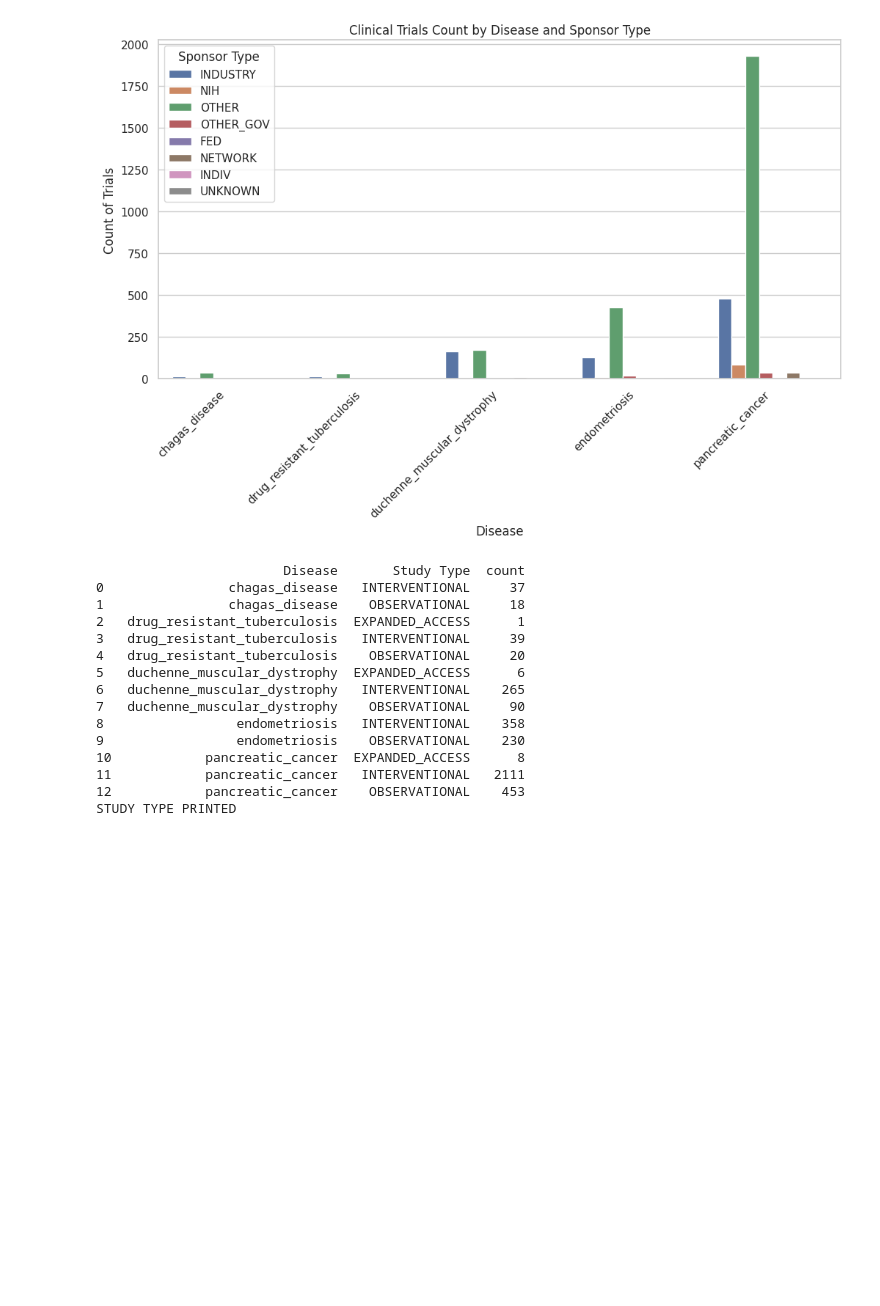
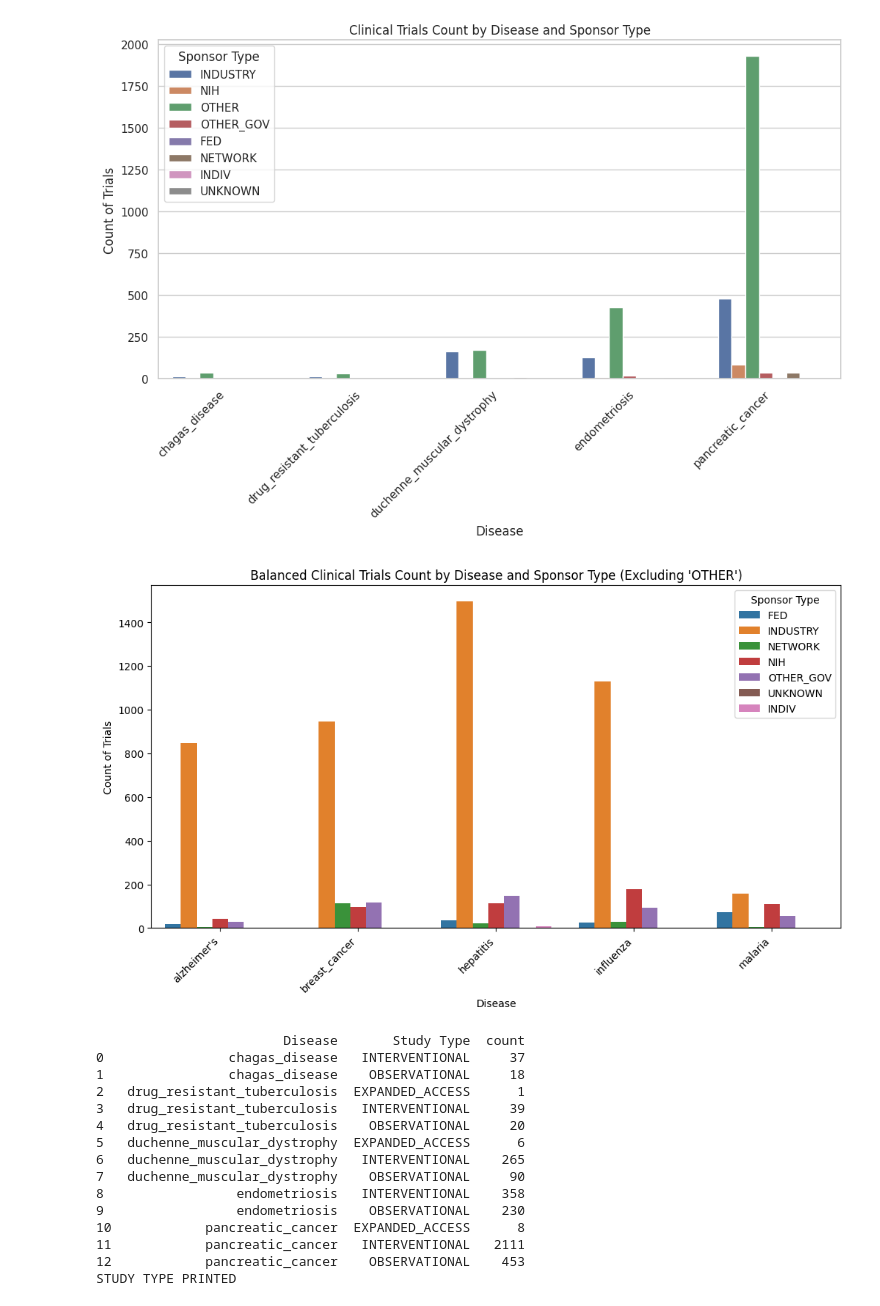
Before and after one commit to Nafiz43/STA-220-Project-Clinical-Trial-Analysis, a Jupyter notebook: 02_eda_clinical_trial.ipynb, the cells around one changed output. Drawn from its saved outputs; the diff is of its cells as text; code cells hidden in the pictures; blank space fills up the shorter version.

```diff
--- a/02_eda_clinical_trial.ipynb
+++ b/02_eda_clinical_trial.ipynb
@@ -33,3 +33,20 @@ print("TRIAL STATUS PRINTED")
 42            pancreatic_cancer                  UNKNOWN    368
 43            pancreatic_cancer                WITHDRAWN    111
 TRIAL STATUS PRINTED
+# %%
+import pandas as pd
+
+# Load data
+data = pd.read_csv('data/all_disease_processed.csv')
+df1 = pd.DataFrame(data)
+
+# Group by 'disease' column and count unique values in 'Overall Status'
+# unique_counts = df.groupby('Disease')['Overall Status'].value_counts()
+
+# finding trial status
+trial_status1 = df1.groupby(['Disease', 'Overall Status']).size().reset_index(name='count')
+
+
+# Print result
+print(trial_status1)
+print("TRIAL STATUS PRINTED")
@@ -112,6 +169,49 @@ plt.legend(title="Sponsor Type")
 plt.show()
 # %% [output]
 [figure]
+# %%
+import seaborn as sns
+import matplotlib.pyplot as plt
+
+# Filter out 'OTHER' sponsor type
+filtered_df = df1[df1["Sponsor Type"] != "OTHER"]
+
+# Group data by Disease and Sponsor Type after filtering
+trial_counts_filtered = filtered_df.groupby(["Disease", "Sponsor Type"]).size().reset_index(name="Count")
+
+# Create the balanced bar plot without 'OTHER' sponsor type
+plt.figure(figsize=(12, 6))
+sns.barplot(data=trial_counts_filtered, x="Disease", y="Count", hue="Sponsor Type")
+
+# Customize the plot
+plt.title("Balanced Clinical Trials Count by Disease and Sponsor Type (Excluding 'OTHER')")
+plt.xlabel("Disease")
+plt.ylabel("Count of Trials")
+plt.xticks(rotation=45, ha="right")
+plt.legend(title="Sponsor Type")
+
+# Show the plot
+plt.show()
+
+
+# Group data by Disease and Sponsor Type
+# trial_counts = df1.groupby(["Disease", "Sponsor Type"]).size().reset_index(name="Count")
+
+# # Create the bar plot
+# plt.figure(figsize=(12, 6))
+# sns.barplot(data=trial_counts, x="Disease", y="Count", hue="Sponsor Type")
+
+# # Customize the plot
+# plt.title("Clinical Trials Count by Disease and Sponsor Type")
+# plt.xlabel("Disease")
+# plt.ylabel("Count of Trials")
+# plt.xticks(rotation=45, ha="right")
+# plt.legend(title="Sponsor Type")
+
+# # Show the plot
+# plt.show()
+# %% [output]
+[figure, added]
 # %%
 study_type = df.groupby(['Disease', 'Study Type']).size().reset_index(name='count')
 
```
Also changed, not shown: parts of 4 cells of this notebook.
